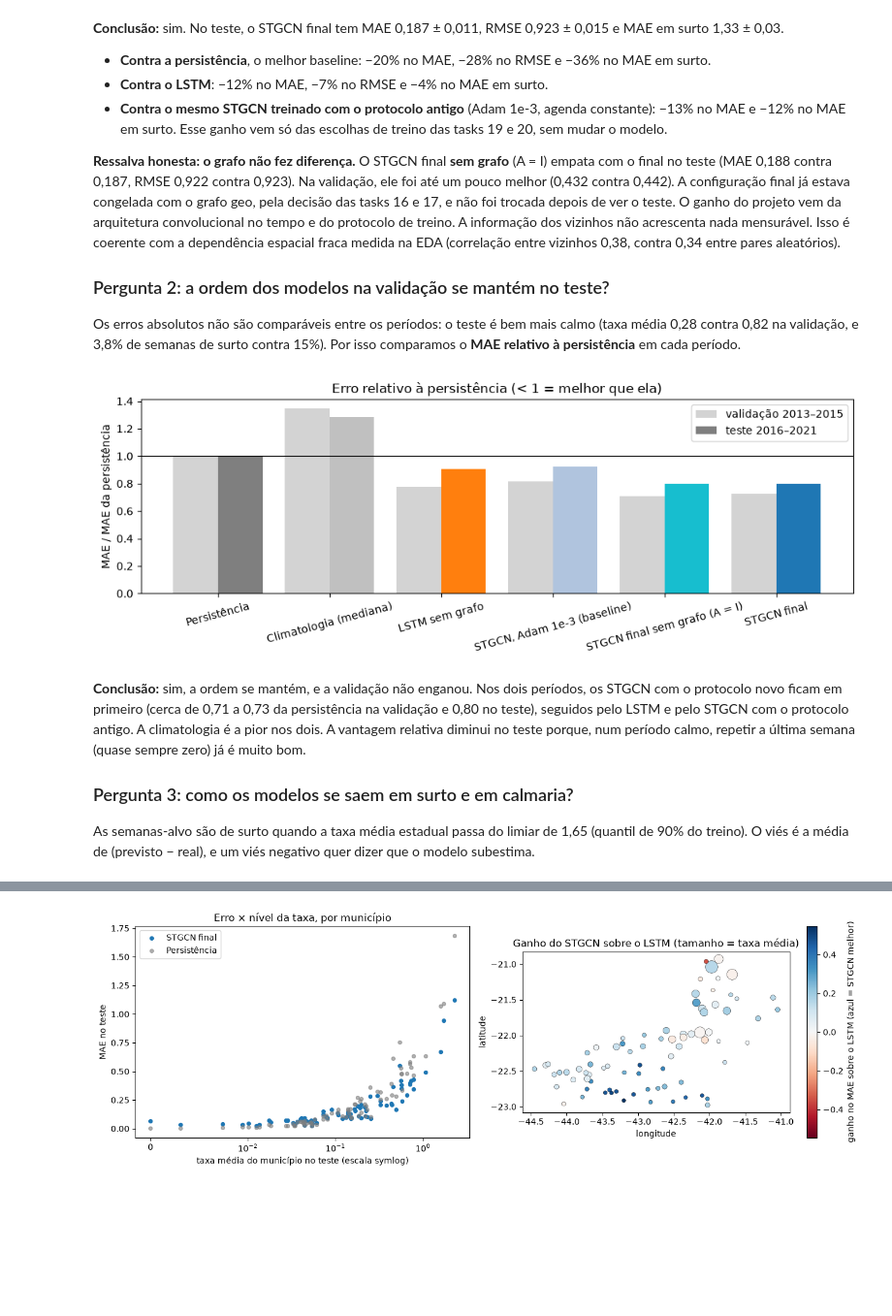
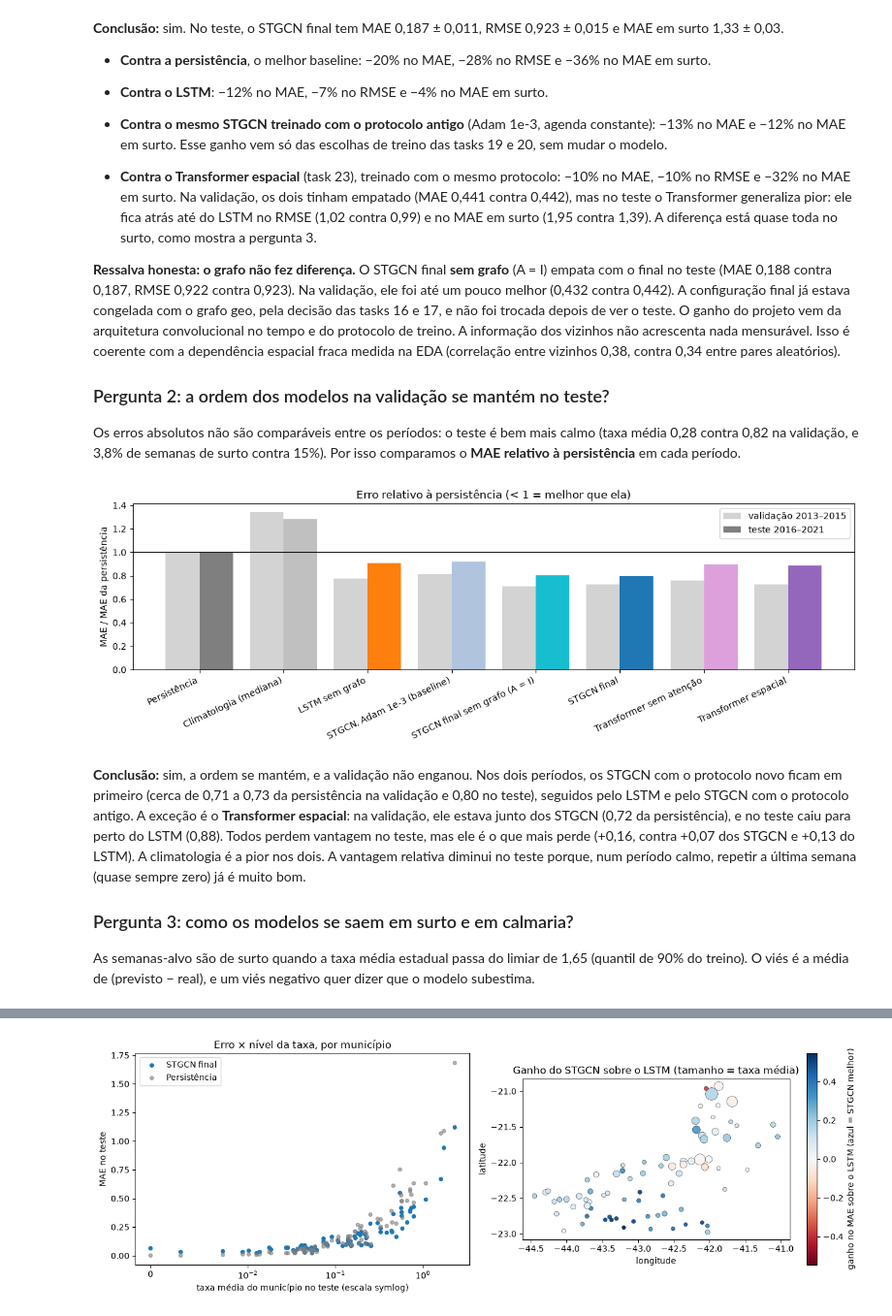
Before and after one commit to pupa-tech/STGNN-Dengue, a Jupyter notebook: notebooks/05_resultado_final.ipynb, the cells around one changed output, grey strips where cells are left out. Shown at 97% size. Cells and saved outputs as stored; diff of their text form; code cells hidden in the pictures; blank space fills up the shorter version.

```diff
--- a/notebooks/05_resultado_final.ipynb
+++ b/notebooks/05_resultado_final.ipynb
@@ -33,9 +34,11 @@ munic = pd.read_csv(RES / 'teste_final_municipios.csv', index_col='municipio')
 
 nomes = {'persistencia': 'Persistência', 'climatologia_mediana': 'Climatologia (mediana)',
          'lstm': 'LSTM sem grafo', 'stgcn_base': 'STGCN, Adam 1e-3 (baseline)',
-         'stgcn_sem_grafo': 'STGCN final sem grafo (A = I)', 'stgcn_final': 'STGCN final'}
+         'stgcn_sem_grafo': 'STGCN final sem grafo (A = I)', 'stgcn_final': 'STGCN final',
+         'transformer_sem_atencao': 'Transformer sem atenção', 'transformer': 'Transformer espacial'}
 cores = {'persistencia': 'tab:gray', 'climatologia_mediana': 'silver', 'lstm': 'tab:orange',
-         'stgcn_base': 'lightsteelblue', 'stgcn_sem_grafo': 'tab:cyan', 'stgcn_final': 'tab:blue'}
+         'stgcn_base': 'lightsteelblue', 'stgcn_sem_grafo': 'tab:cyan', 'stgcn_final': 'tab:blue',
+         'transformer_sem_atencao': 'plum', 'transformer': 'tab:purple'}
 ordem = list(nomes)
 
 # Conferência: na validação, o STGCN final repete a Huber da task 20, seed a seed
@@ -85,6 +90,8 @@ plt.show()
 - **Contra o LSTM**: −12% no MAE, −7% no RMSE e −4% no MAE em surto.
 - **Contra o mesmo STGCN treinado com o protocolo antigo** (Adam 1e-3, agenda constante): −13% no MAE e −12% no MAE em surto. Esse ganho vem só das escolhas de treino das tasks 19 e 20, sem mudar o modelo.
 
+- **Contra o Transformer espacial** (task 23), treinado com o mesmo protocolo: −10% no MAE, −10% no RMSE e −32% no MAE em surto. Na validação, os dois tinham empatado (MAE 0,441 contra 0,442), mas no teste o Transformer generaliza pior: ele fica atrás até do LSTM no RMSE (1,02 contra 0,99) e no MAE em surto (1,95 contra 1,39). A diferença está quase toda no surto, como mostra a pergunta 3.
+
 **Ressalva honesta: o grafo não fez diferença.** O STGCN final **sem grafo** (A = I) empata com o final no teste (MAE 0,188 contra 0,187, RMSE 0,922 contra 0,923). Na validação, ele foi até um pouco melhor (0,432 contra 0,442). A configuração final já estava congelada com o grafo geo, pela decisão das tasks 16 e 17, e não foi trocada depois de ver o teste. O ganho do projeto vem da arquitetura convolucional no tempo e do protocolo de treino. A informação dos vizinhos não acrescenta nada mensurável. Isso é coerente com a dependência espacial fraca medida na EDA (correlação entre vizinhos 0,38, contra 0,34 entre pares aleatórios).
 
 ### Pergunta 2: a ordem dos modelos na validação se mantém no teste?
@@ -93,20 +100,20 @@ Os erros absolutos não são comparáveis entre os períodos: o teste é bem mai
 # %%
 rel = (media['mae'] / media['mae'].xs('persistencia', level='modelo')).unstack('particao')
 rel = rel.loc[ordem, ['validacao', 'teste']]
 x = np.arange(len(ordem))
-fig, ax = plt.subplots(figsize=(10, 3.8))
+fig, ax = plt.subplots(figsize=(12, 4.2))
 ax.bar(x - 0.2, rel['validacao'], 0.4, color='lightgray', label='validação 2013–2015')
 ax.bar(x + 0.2, rel['teste'], 0.4, color=[cores[m] for m in ordem], label='teste 2016–2021')
 ax.axhline(1, color='k', lw=0.8)
 ax.set(xticks=x, ylabel='MAE / MAE da persistência', title='Erro relativo à persistência (< 1 = melhor que ela)')
-ax.set_xticklabels([nomes[m] for m in ordem], rotation=15)
+ax.set_xticklabels([nomes[m] for m in ordem], rotation=25, ha='right')
 ax.legend()
 plt.tight_layout()
 plt.show()
 # %% [output]
-[figure, old version]
+[figure, new version]
 # %% [markdown]
-**Conclusão:** sim, a ordem se mantém, e a validação não enganou. Nos dois períodos, os STGCN com o protocolo novo ficam em primeiro (cerca de 0,71 a 0,73 da persistência na validação e 0,80 no teste), seguidos pelo LSTM e pelo STGCN com o protocolo antigo. A climatologia é a pior nos dois. A vantagem relativa diminui no teste porque, num período calmo, repetir a última semana (quase sempre zero) já é muito bom.
+**Conclusão:** sim, a ordem se mantém, e a validação não enganou. Nos dois períodos, os STGCN com o protocolo novo ficam em primeiro (cerca de 0,71 a 0,73 da persistência na validação e 0,80 no teste), seguidos pelo LSTM e pelo STGCN com o protocolo antigo. A exceção é o **Transformer espacial**: na validação, ele estava junto dos STGCN (0,72 da persistência), e no teste caiu para perto do LSTM (0,88). Todos perdem vantagem no teste, mas ele é o que mais perde (+0,16, contra +0,07 dos STGCN e +0,13 do LSTM). A climatologia é a pior nos dois. A vantagem relativa diminui no teste porque, num período calmo, repetir a última semana (quase sempre zero) já é muito bom.
 
 ### Pergunta 3: como os modelos se saem em surto e em calmaria?
 
```
Also changed, not shown: parts of 9 cells of this notebook, 1 other file.
